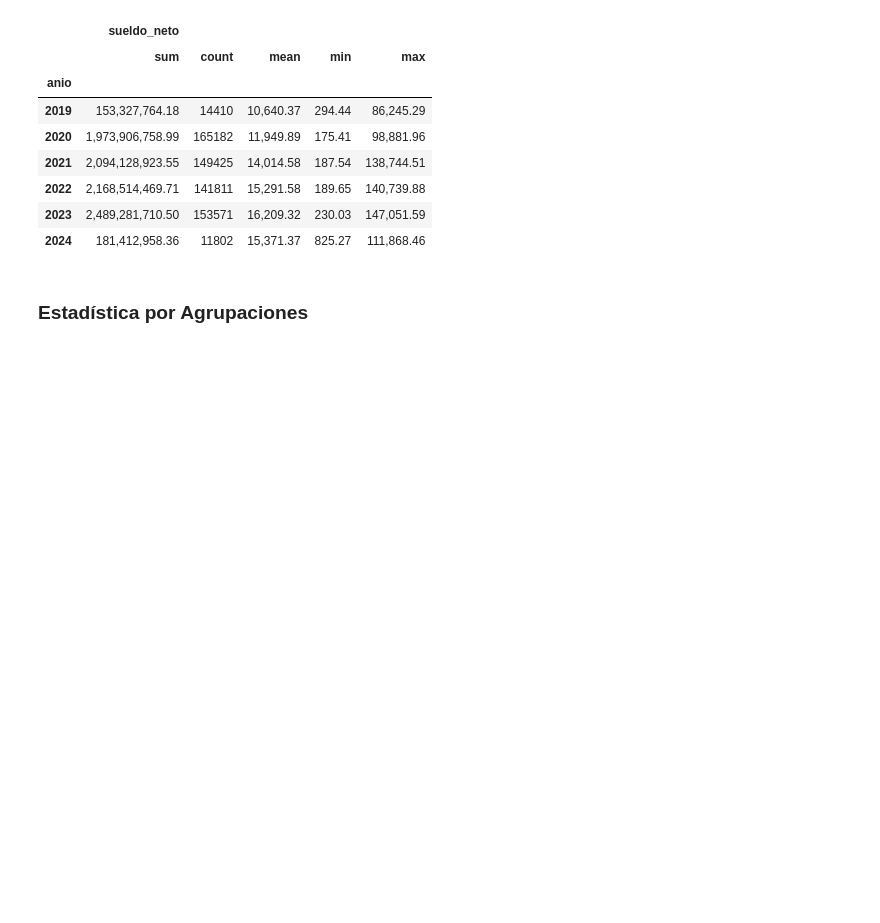
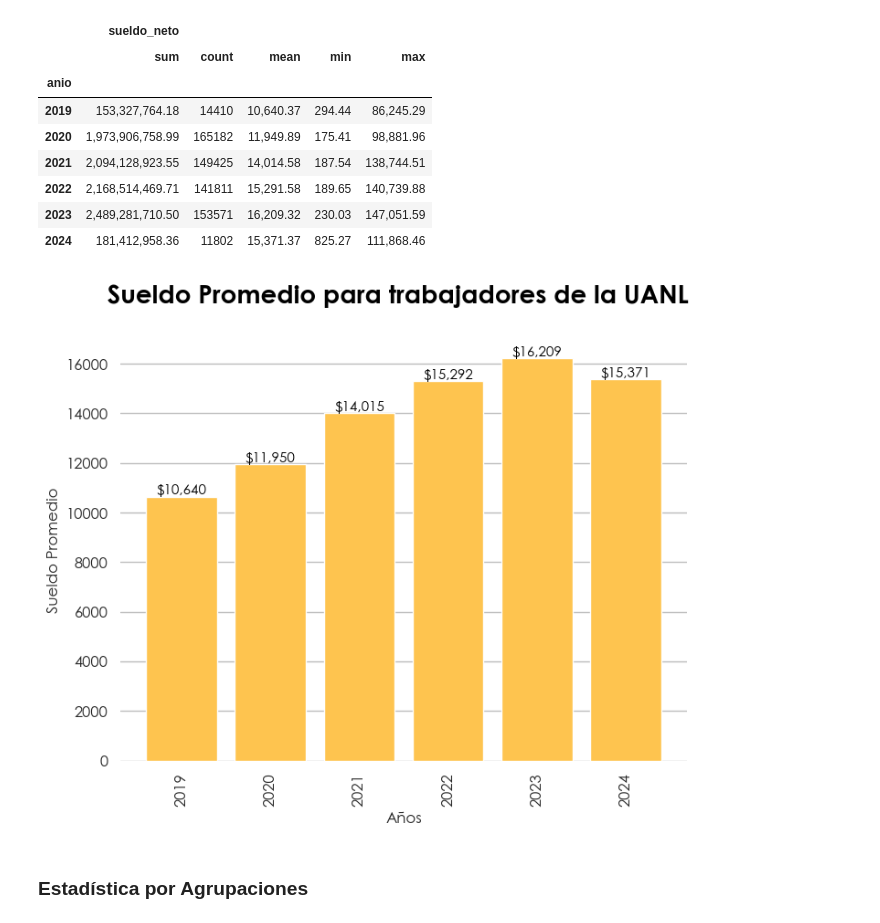
Before and after one commit to JCLUCIOO/AA_Judith-Lucio, a Jupyter notebook: Prácticas/Práctica 1/practice.ipynb, the cells around one changed output. Saved outputs shown, nothing was run; the diff lists cells and outputs as text; code cells hidden in the pictures; blank space fills up the shorter version.

```diff
--- a/Prácticas/Práctica 1/practice.ipynb
+++ b/Prácticas/Práctica 1/practice.ipynb
@@ -80,6 +106,33 @@ uanl.groupby("anio").agg({'sueldo_neto': ['sum', 'count', 'mean', 'min', 'max']}
 | 2022 | 2,168,514,469.71 | 141811 | 15,291.58 | 189.65 | 140,739.88 |
 | 2023 | 2,489,281,710.50 | 153571 | 16,209.32 | 230.03 | 147,051.59 |
 | 2024 | 181,412,958.36 | 11802 | 15,371.37 | 825.27 | 111,868.46 |
+# %%
+mean_sueldo = uanl[["anio",'sueldo_neto']].groupby("anio").mean()
+mean_sueldo = mean_sueldo.reset_index().rename(columns={"anio": "anio", "sueldo_neto": "sueldo_promedio"})
+std_sueldo = uanl[["anio",'sueldo_neto']].groupby("anio").std().reset_index().rename(columns={"anio": "anio", "sueldo_neto": "std_dev_sueldo"})
+# %%
+fuente = "Century Gothic"
+fig, ax = plt.subplots(figsize=(8, 6))
+plt.suptitle(f' Sueldo Promedio para trabajadores de la UANL',size = 20,fontname = fuente,fontweight = 'bold',
+             color = 'black')
+plt.xticks(size=12,rotation=90,fontname=fuente)
+plt.yticks(size=12,fontname=fuente)
+plt.ylabel('Sueldo Promedio',fontname = fuente,size=12)
+plt.xlabel('Años',fontname = fuente,size=12)
+plt.bar(mean_sueldo["anio"], mean_sueldo["sueldo_promedio"],color="#fec44f")
+plt.box(on=None)
+ax.set_axisbelow(True)
+ax.yaxis.grid(True, color='#bdbdbd')
+for bar in ax.patches:
+        bar_value = bar.get_height()
+        text = "$" + f"{bar_value:,.0f}"
+        text_x = bar.get_x() + bar.get_width() / 2
+        text_y = bar.get_y() + bar_value
+        ax.text(text_x, text_y, text, ha='center',
+          va='bottom', color="black",
+          size=11, fontname=fuente)
+# %% [output]
+[figure, added]
 # %% [markdown]
 ### Estadística por Agrupaciones
 # %%
```
Also changed, not shown: parts of 23 cells of this notebook, 13 other files.
